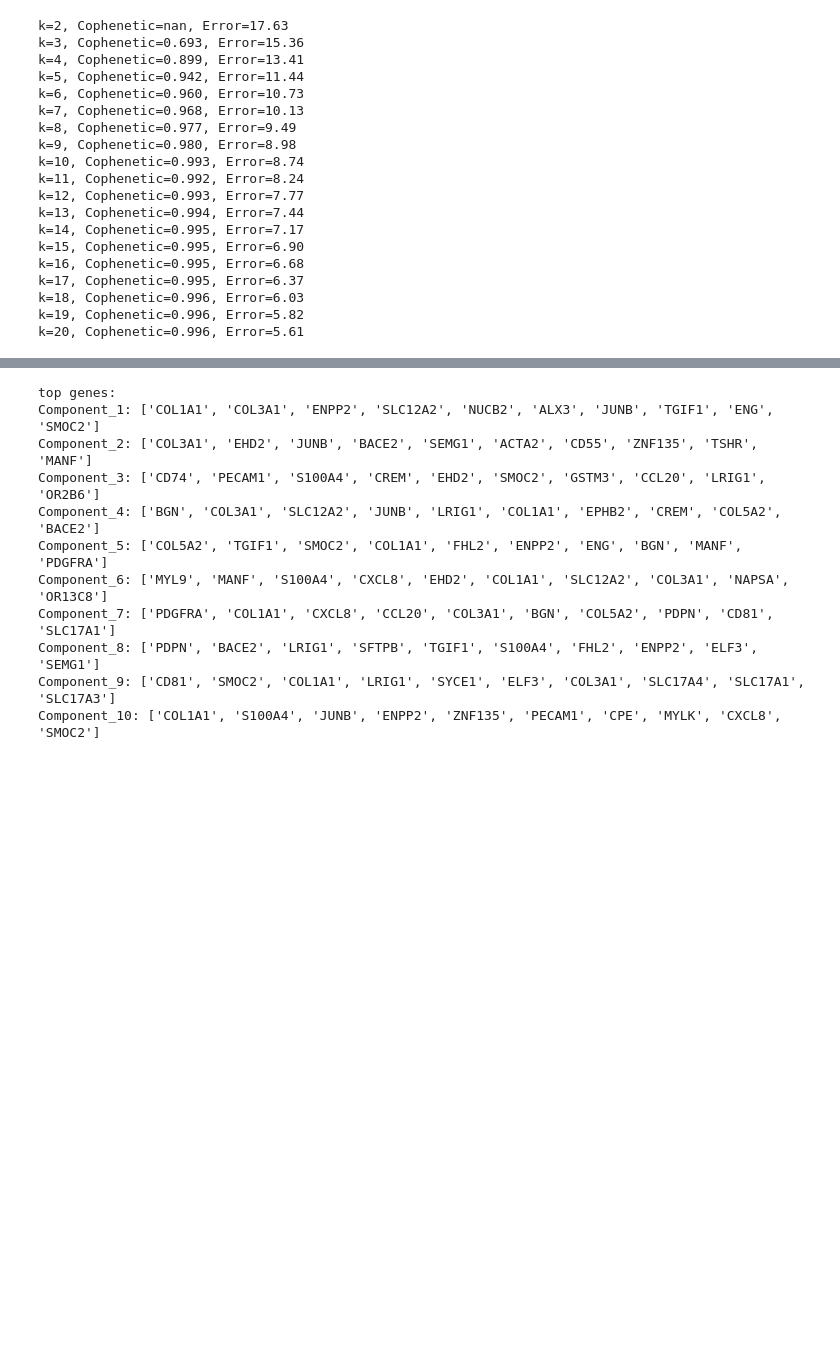
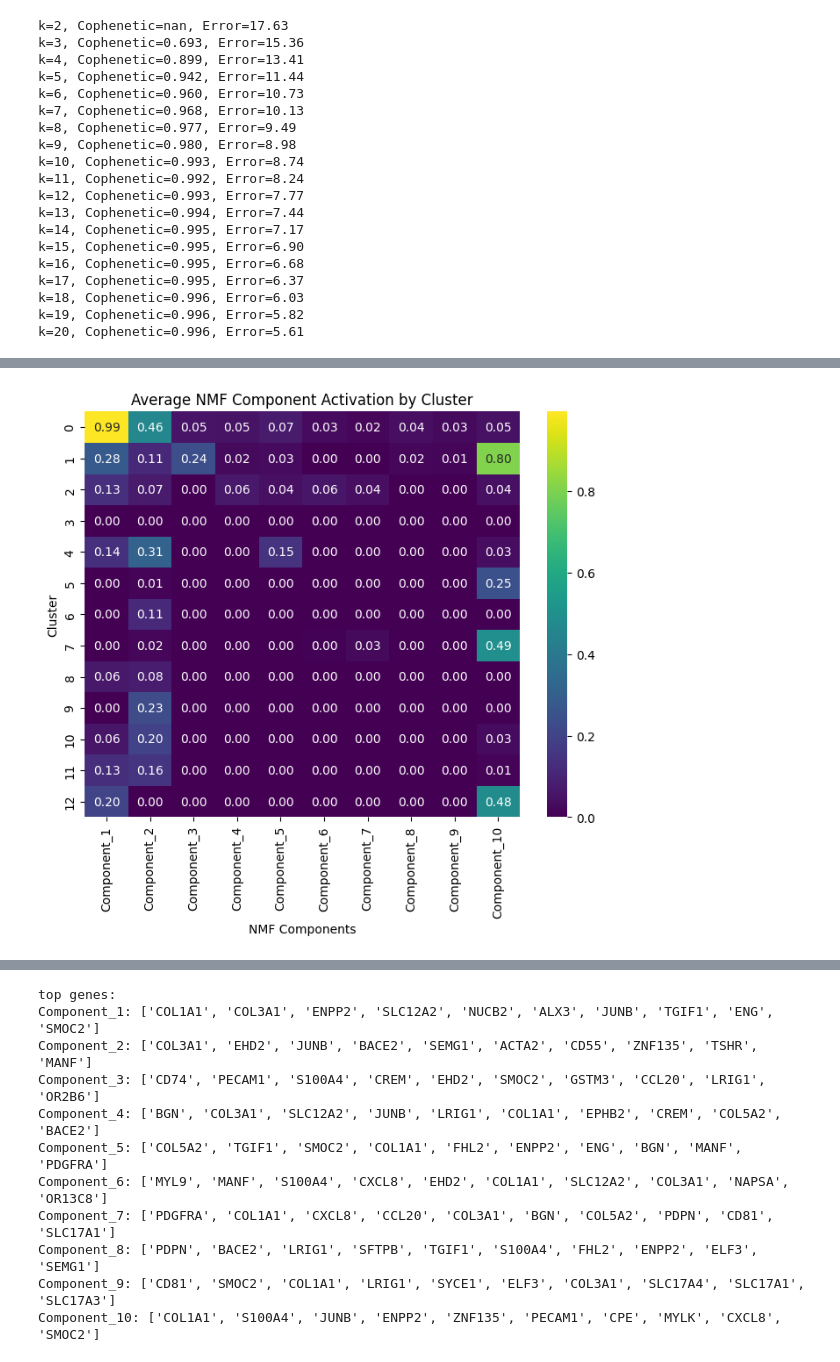
Before and after one commit to ScheWann/Biovis2025, a Jupyter notebook: Python/NMF&GO.ipynb, the cells around one changed output, grey strips where cells are left out. Drawn from its saved outputs; the diff is of its cells as text; code cells hidden in the pictures; blank space fills up the shorter version.

```diff
--- a/Python/NMF&GO.ipynb
+++ b/Python/NMF&GO.ipynb
@@ -463,0 +529,19 @@ H = nmf_model.components_
+# %%
+clusters = adata_region.obs['leiden']
+
+# convert W to a DataFrame for easier manipulation
+df_W = pd.DataFrame(W, index=adata_region.obs_names,
+                    columns=[f"Component_{i+1}" for i in range(W.shape[1])])
+df_W["cluster"] = clusters.values
+
+# calculate the average activation of each NMF component for each cluster
+cluster_means = df_W.groupby("cluster").mean()
+
+plt.figure(figsize=(8, 6))
+sns.heatmap(cluster_means, cmap="viridis", annot=True, fmt=".2f")
+plt.title("Average NMF Component Activation by Cluster")
+plt.xlabel("NMF Components")
+plt.ylabel("Cluster")
+plt.show()
+# %% [output]
+[figure, added]
```
Also changed, not shown: parts of 6 cells of this notebook.
